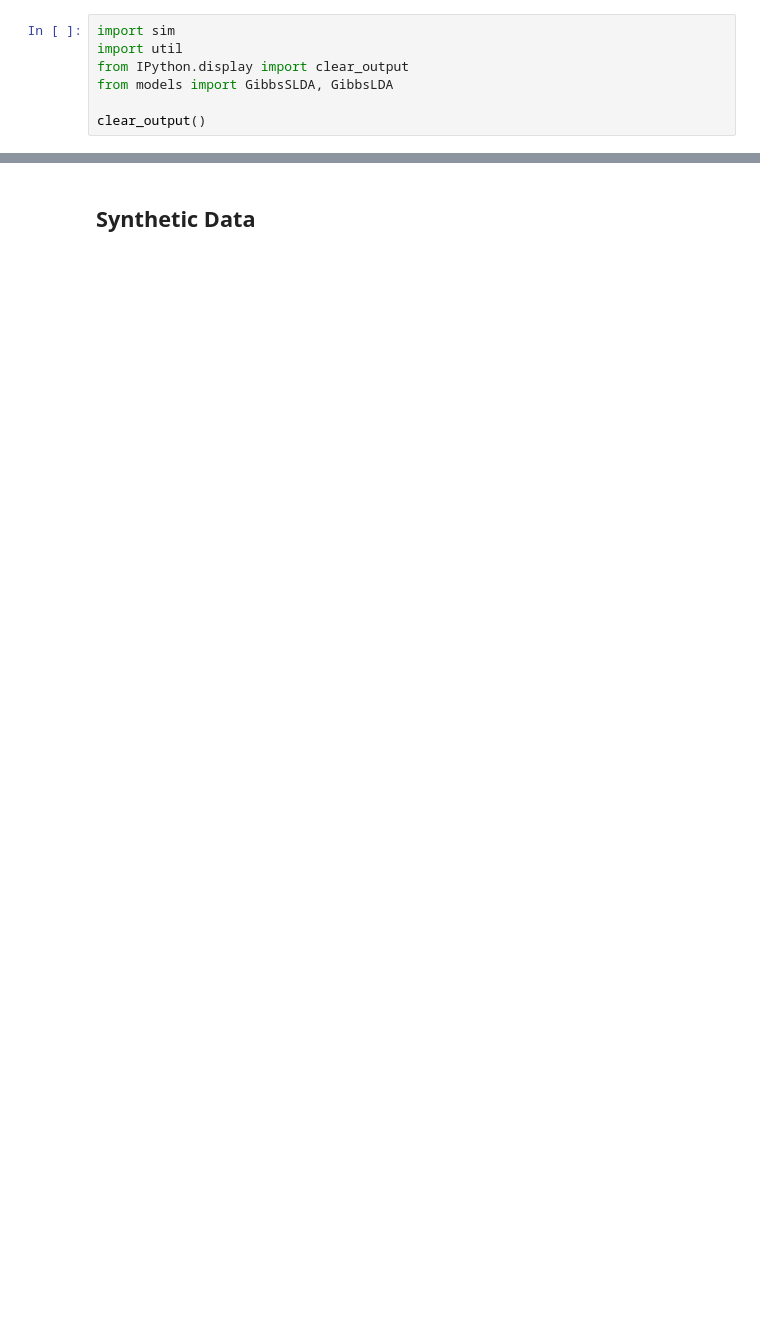
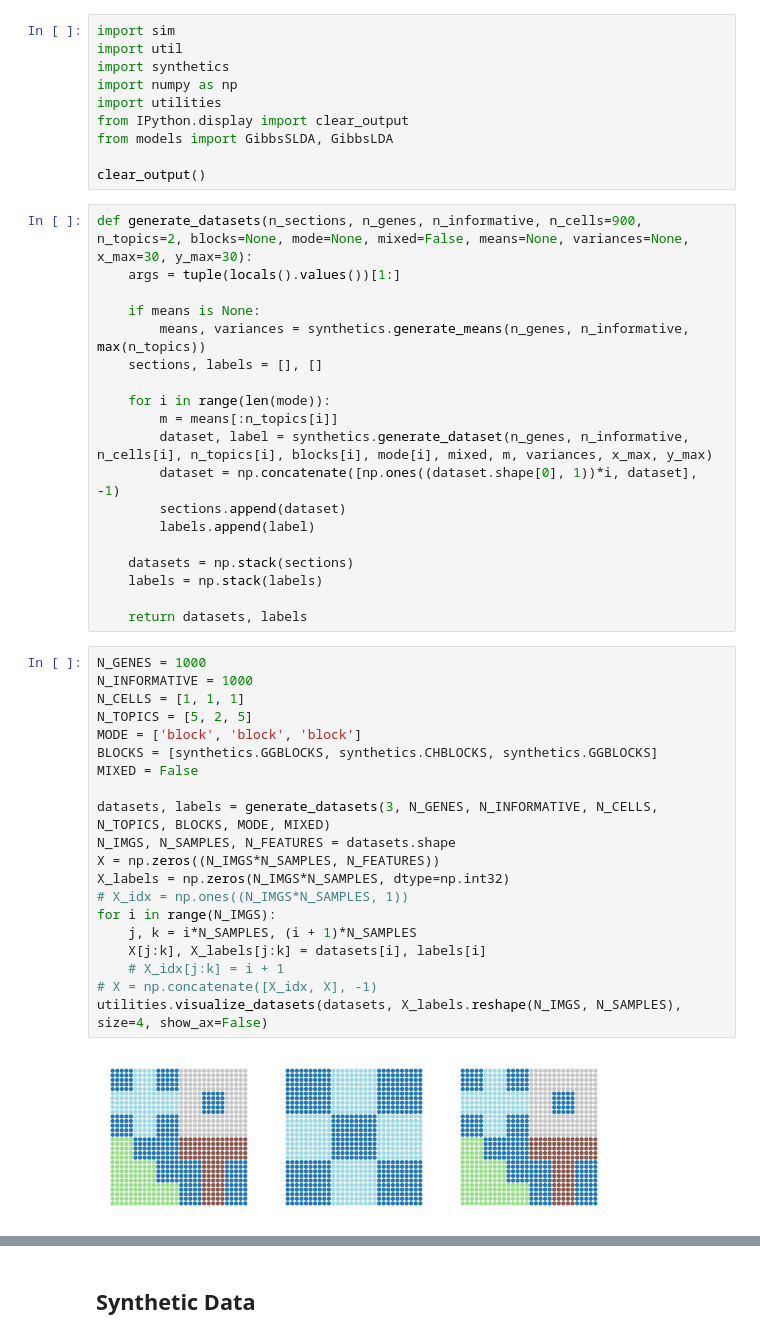
Before and after one commit to craigfouts/GibbsLDA, a Jupyter notebook: sandbox.ipynb, the cells around one changed output, grey strips where cells are left out. Drawn from its saved outputs; the diff is of its cells as text; blank space fills up the shorter version.

```diff
--- a/sandbox.ipynb
+++ b/sandbox.ipynb
@@ -1,7 +1,51 @@
 # %%
 import sim
 import util
+import synthetics
+import numpy as np
+import utilities
 from IPython.display import clear_output
 from models import GibbsSLDA, GibbsLDA
 
 clear_output()
+# %%
+def generate_datasets(n_sections, n_genes, n_informative, n_cells=900, n_topics=2, blocks=None, mode=None, mixed=False, means=None, variances=None, x_max=30, y_max=30):
+    args = tuple(locals().values())[1:]
+
+    if means is None:
+        means, variances = synthetics.generate_means(n_genes, n_informative, max(n_topics))
+    sections, labels = [], []
+
+    for i in range(len(mode)):
+        m = means[:n_topics[i]]
+        dataset, label = synthetics.generate_dataset(n_genes, n_informative, n_cells[i], n_topics[i], blocks[i], mode[i], mixed, m, variances, x_max, y_max)
+        dataset = np.concatenate([np.ones((dataset.shape[0], 1))*i, dataset], -1)
+        sections.append(dataset)
+        labels.append(label)
+
+    datasets = np.stack(sections)
+    labels = np.stack(labels)
+
+    return datasets, labels
+# %%
+N_GENES = 1000
+N_INFORMATIVE = 1000
+N_CELLS = [1, 1, 1]
+N_TOPICS = [5, 2, 5]
+MODE = ['block', 'block', 'block']
+BLOCKS = [synthetics.GGBLOCKS, synthetics.CHBLOCKS, synthetics.GGBLOCKS]
+MIXED = False
+
+datasets, labels = generate_datasets(3, N_GENES, N_INFORMATIVE, N_CELLS, N_TOPICS, BLOCKS, MODE, MIXED)
+N_IMGS, N_SAMPLES, N_FEATURES = datasets.shape
+X = np.zeros((N_IMGS*N_SAMPLES, N_FEATURES))
+X_labels = np.zeros(N_IMGS*N_SAMPLES, dtype=np.int32)
+# X_idx = np.ones((N_IMGS*N_SAMPLES, 1))
+for i in range(N_IMGS):
+    j, k = i*N_SAMPLES, (i + 1)*N_SAMPLES
+    X[j:k], X_labels[j:k] = datasets[i], labels[i]
+    # X_idx[j:k] = i + 1
+# X = np.concatenate([X_idx, X], -1)
+utilities.visualize_datasets(datasets, X_labels.reshape(N_IMGS, N_SAMPLES), size=4, show_ax=False)
+# %% [output]
+[figure, added]
```
Also changed, not shown: parts of 16 cells of this notebook, 3 other files.
